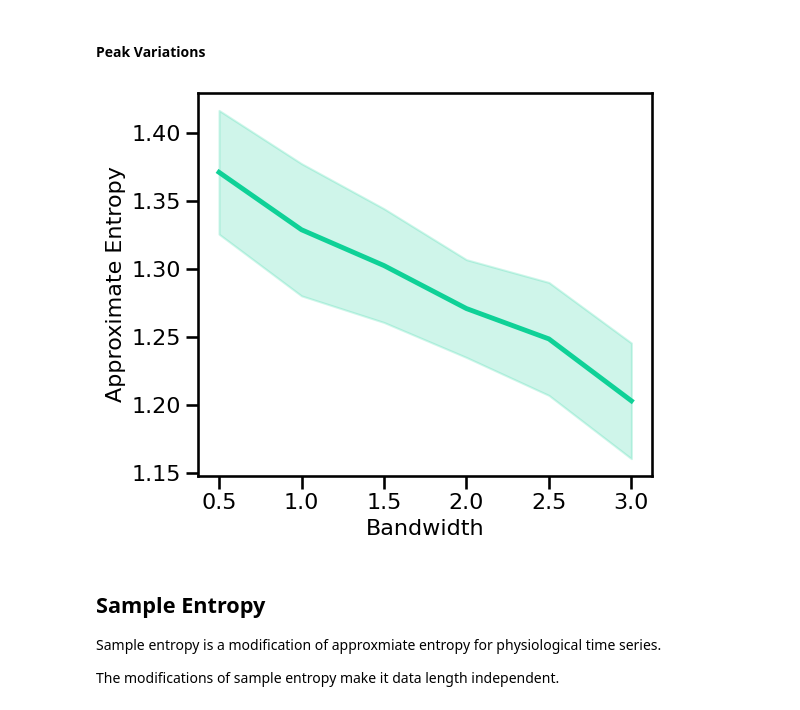
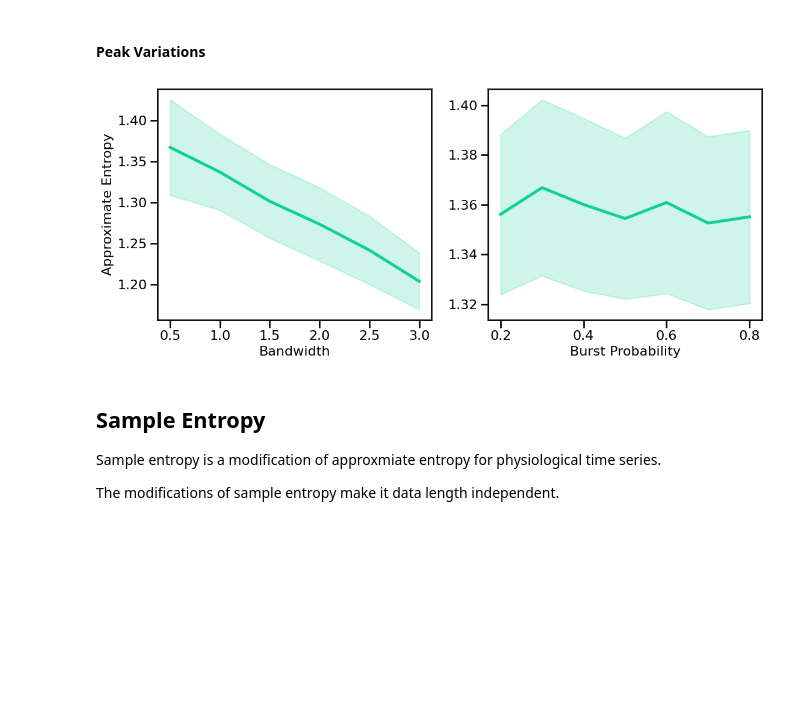
Before and after one commit to AperiodicMethods/AperiodicMethods, a Jupyter notebook: notebooks/25-Entropy.ipynb, the cells around one changed output. Saved outputs shown, nothing was run; the diff lists cells and outputs as text; code cells hidden in the pictures; blank space fills up the shorter version.

```diff
--- a/notebooks/25-Entropy.ipynb
+++ b/notebooks/25-Entropy.ipynb
@@ -160,12 +167,17 @@ plot_sims(KNEES, ap_sims_knee, 'Timescale', 'Approximate Entropy', COLORS['KN'],
 # %%
 # Run simulations calculating approximate entropy across peak bandwidths (sims from file)
 ap_sims_bw = run_sims_load(SIMPATH / 'ts_sims_comb_bw', app_entropy, AP_ENT_PARAMS)
+# %%
+# Run simulations calculating approximate entropy across burst probabilities
+ap_sims_burst = run_sims(sim_combined, SIM_ITERS['comb_burst'], app_entropy, AP_ENT_PARAMS, N_SIMS)
 # %%
-# Plot approximate entropy across peak bandwidth
-plot_sims(BWS, ap_sims_bw, 'Bandwidth', 'Approximate Entropy', COLORS['BW'],
-          save_fig=SAVE_FIG, file_name='ap_bw' + EXT, file_path=FIGPATH)
+# Plot the estimated approximate entropy across periodic variations
+plot_sims_two(SIM_ITERS['peak_bw'].values, ap_sims_bw, 'Bandwidth',
+              SIM_ITERS['comb_burst'].values, ap_sims_burst, 'Burst Probability',
+              ylabel='Approximate Entropy', color=COLORS['BW'],
+              save_fig=SAVE_FIG, file_name='ap_pe_vars' + EXT, file_path=FIGPATH)
 # %% [output]
-[figure, old version]
+[figure, new version]
 # %% [markdown]
 ## Sample Entropy
 
```
Also changed, not shown: parts of 51 cells of this notebook.
